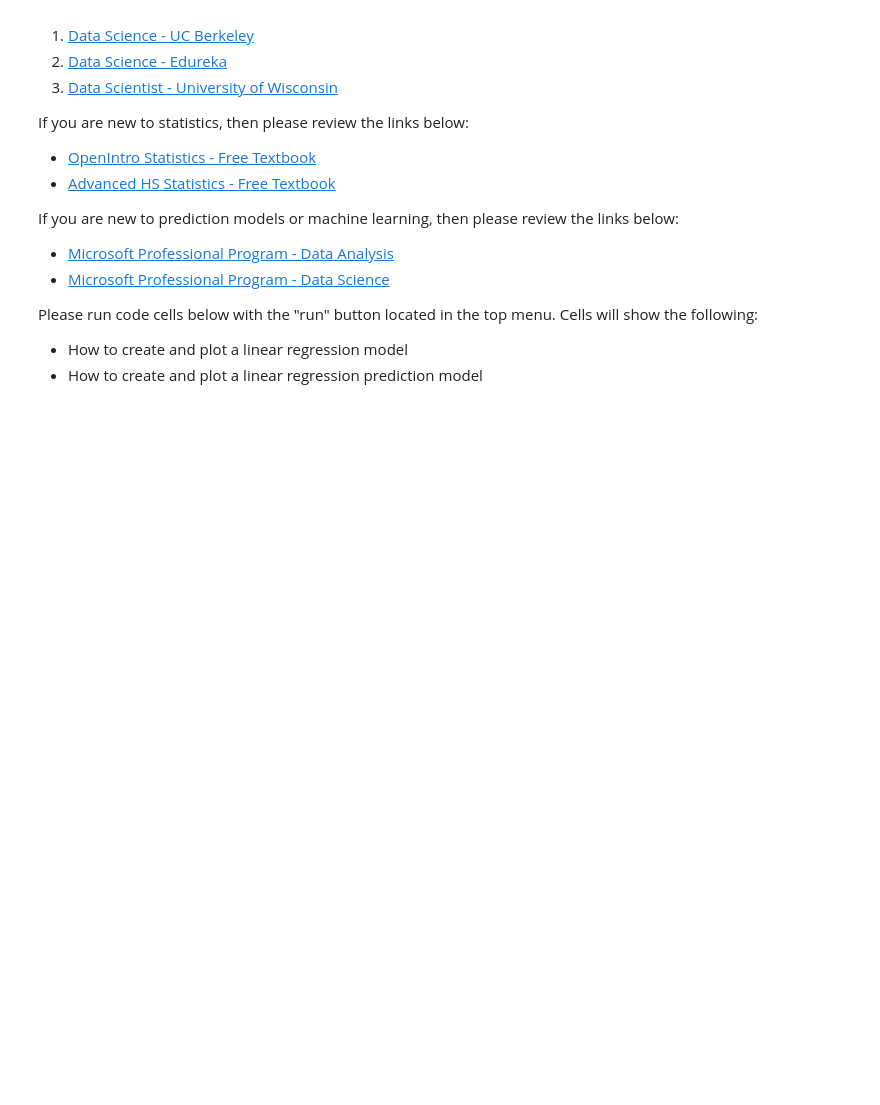
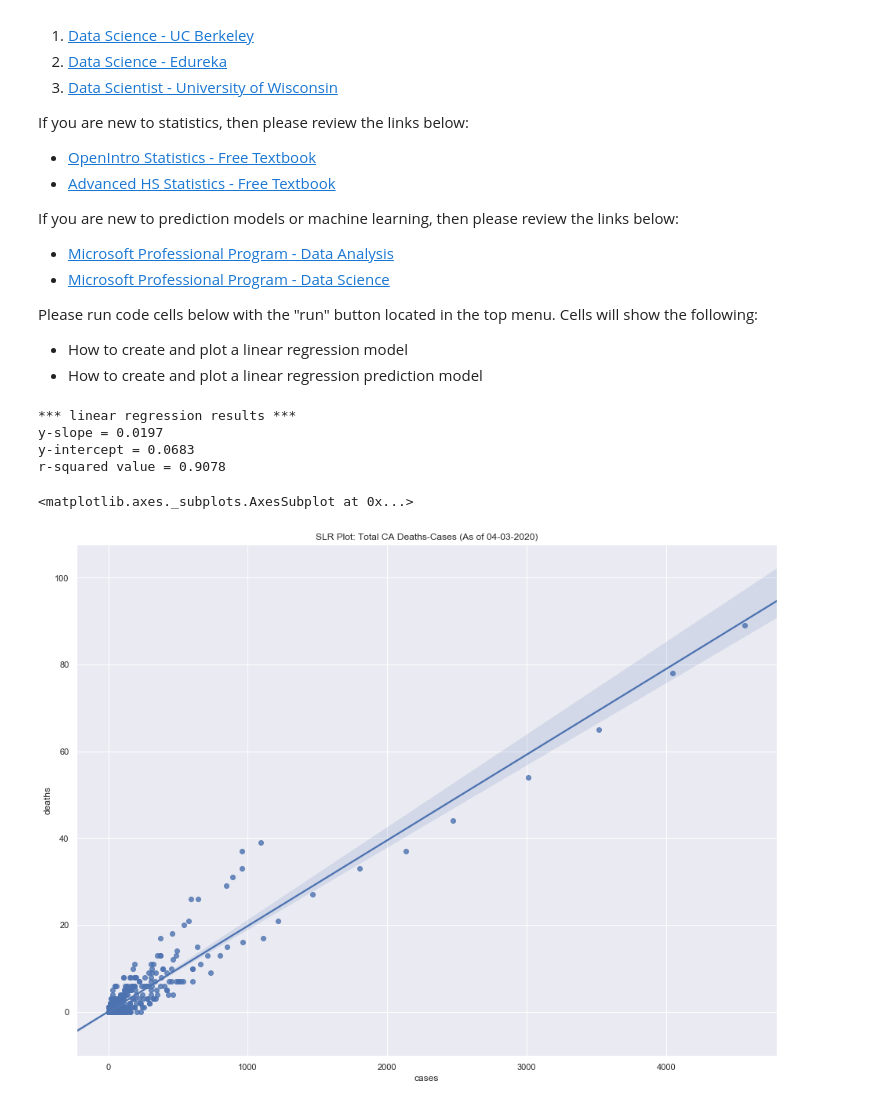
Before and after one commit to walteryu/code4sac, a Jupyter notebook: covid/covid_analysis.ipynb, the cells around one changed output. Cells and saved outputs as stored; diff of their text form; code cells hidden in the pictures; blank space fills up the shorter version.

```diff
--- a/covid/covid_analysis.ipynb
+++ b/covid/covid_analysis.ipynb
@@ -360,3 +376,28 @@ Please run code cells below with the "run" button located in the top menu. Cells
 
 * How to create and plot a linear regression model
 * How to create and plot a linear regression prediction model
+# %%
+# 4A - simple linear regresion (slr) with stat functions
+
+# create slr vars
+x = df_california['cases']
+y = df_california['deaths']
+
+slope, intercept, r_value, p_value, std_err = stats.linregress(x,y)
+
+print("*** linear regression results ***")
+print("y-slope =", round(slope, 4))
+print("y-intercept =", round(intercept, 4))
+print("r-squared value =", round(r_value**2, 4))
+
+# Linear regression plot
+plt.figure(figsize=(16, 12))
+plt.title('SLR Plot: Total CA Deaths-Cases (As of 04-03-2020)')
+sns.regplot(x=x, y=y, data=df_california)
+# %% [output]
+*** linear regression results ***
+y-slope = 0.0197
+y-intercept = 0.0683
+r-squared value = 0.9078
+<matplotlib.axes._subplots.AxesSubplot at 0x...>
+[figure, added]
```
Also changed, not shown: parts of 9 cells of this notebook, 3 other files.
